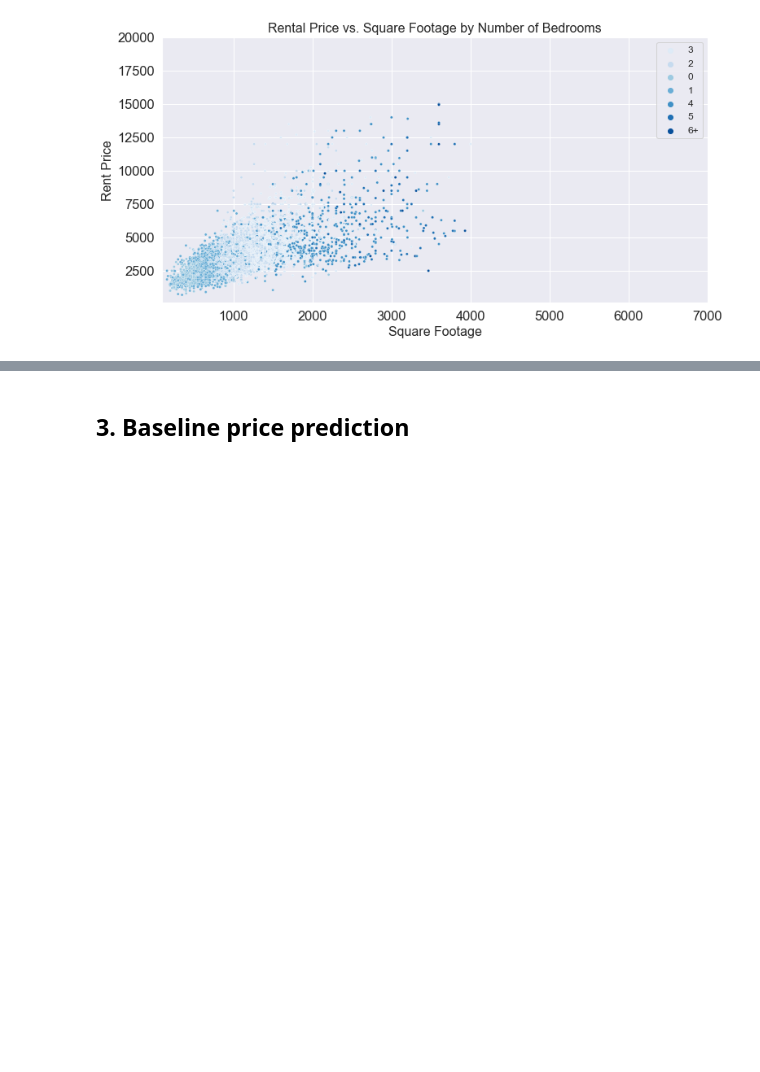
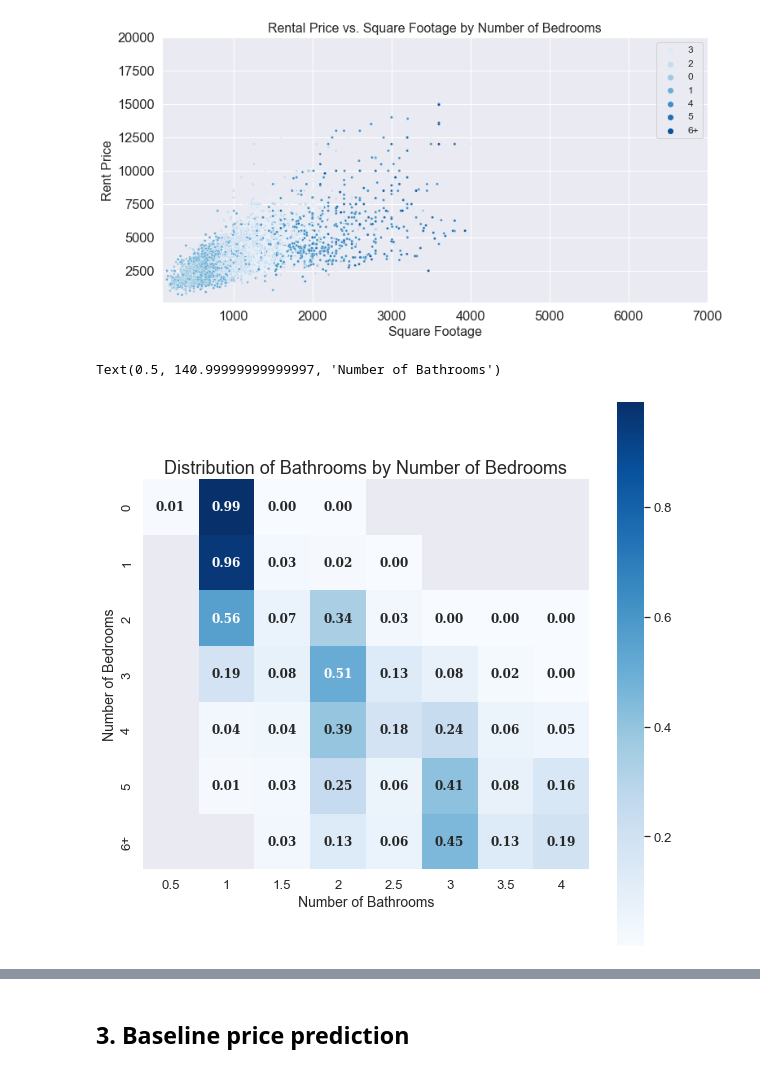
Before and after one commit to melissavhan/Craigslist-Rent-Prediction, a Jupyter notebook: notebooks/Craigslist_EDA.ipynb, the cells around one changed output, grey strips where cells are left out. Cells and saved outputs as stored; diff of their text form; code cells hidden in the pictures; blank space fills up the shorter version.

```diff
--- a/notebooks/Craigslist_EDA.ipynb
+++ b/notebooks/Craigslist_EDA.ipynb
@@ -468,3 +468,36 @@ plt.ylim([100, 20000])
 # %% [output]
 (100.0, 20000.0)
 [figure]
+# %%
+# Plot the Distribution of Bathrooms by Number of Bedrooms to see what are the most common bed/bath combinations
+
+size_df_bedbath = df.groupby(['no_bedrooms','no_bathrooms'])[['no_bedrooms','no_bathrooms']].value_counts()
+size_df_bedbath = size_df_bedbath.unstack(level=0).reset_index()
+# Number of Bedrooms are the columns, number of bathrooms are the rows
+size_df_bedbath = size_df_bedbath.T
+# bathroom_list = size_df_bedbath.iloc[:,0]
+# size_df_bedbath = size_df_bedbath.iloc[:,1:]
+size_df_bedbath.index = ['','0','1','2','3','4','5','6+']
+size_df_bedbath.columns = ['0.5','1','1.5','2','2.5','3','3.5','4']
+size_df_bedbath = size_df_bedbath.iloc[1:,:]
+size_df_bedbath['total'] = size_df_bedbath.sum(axis=1)
+idx = size_df_bedbath.columns
+
+size_df_bedbath[idx] = size_df_bedbath[idx].apply(lambda x: x / x['total'], axis=1)
+size_df_bedbath.drop('total', axis=1, inplace=True)
+# %%
+plt.figure(figsize=(10, 10))
+ax = sns.set(font_scale=1.2)
+ax = sns.heatmap(size_df_bedbath, annot=True,
+            fmt=".2f",
+            annot_kws={
+                'fontsize': 12,
+                'fontweight': 'bold',
+                'fontfamily': 'serif'
+            }, cmap='Blues', square=True)
+plt.title('Distribution of Bathrooms by Number of Bedrooms', fontsize = 18)
+ax.set_ylabel('Number of Bedrooms', fontsize = 14)
+ax.set_xlabel('Number of Bathrooms', fontsize = 14)
+# %% [output]
+Text(0.5, 140.99999999999997, 'Number of Bathrooms')
+[figure, added]
```
Also changed, not shown: parts of 18 cells of this notebook.
